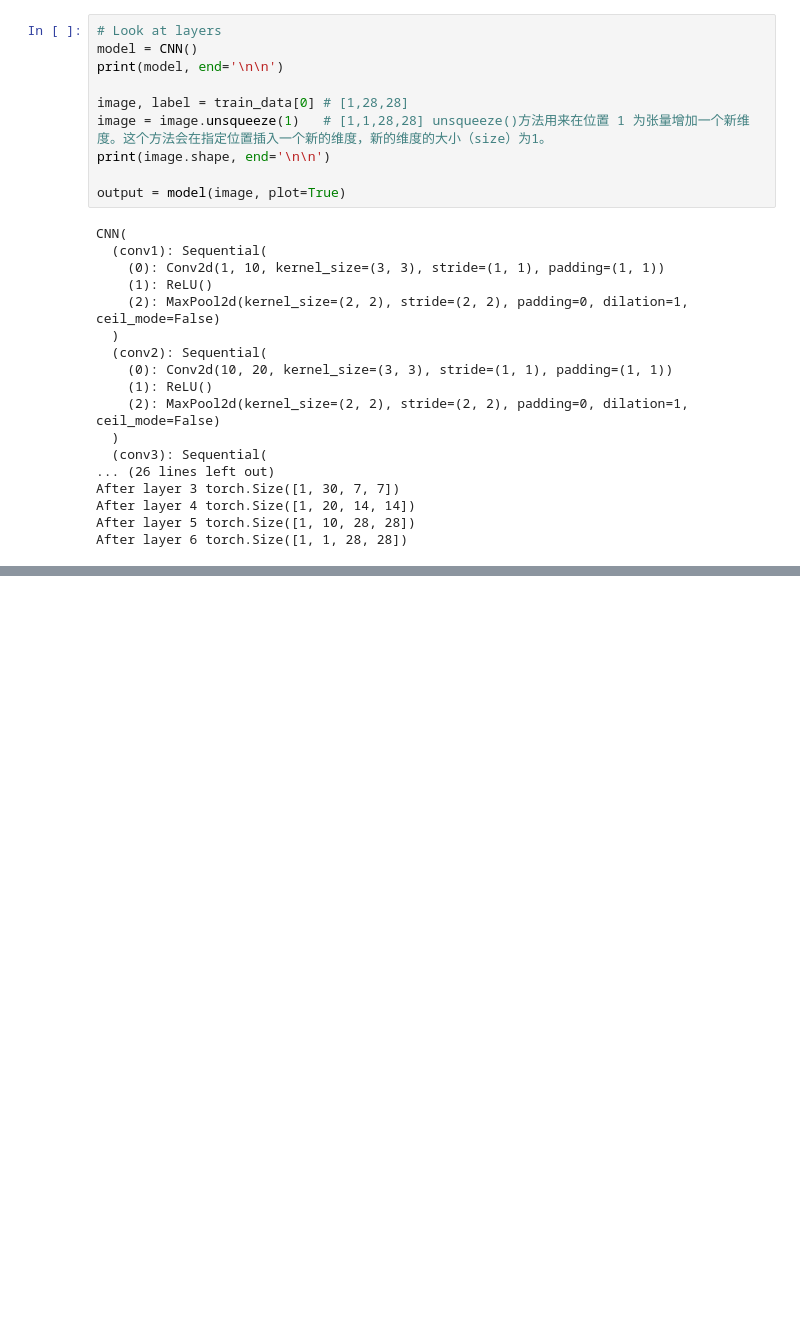
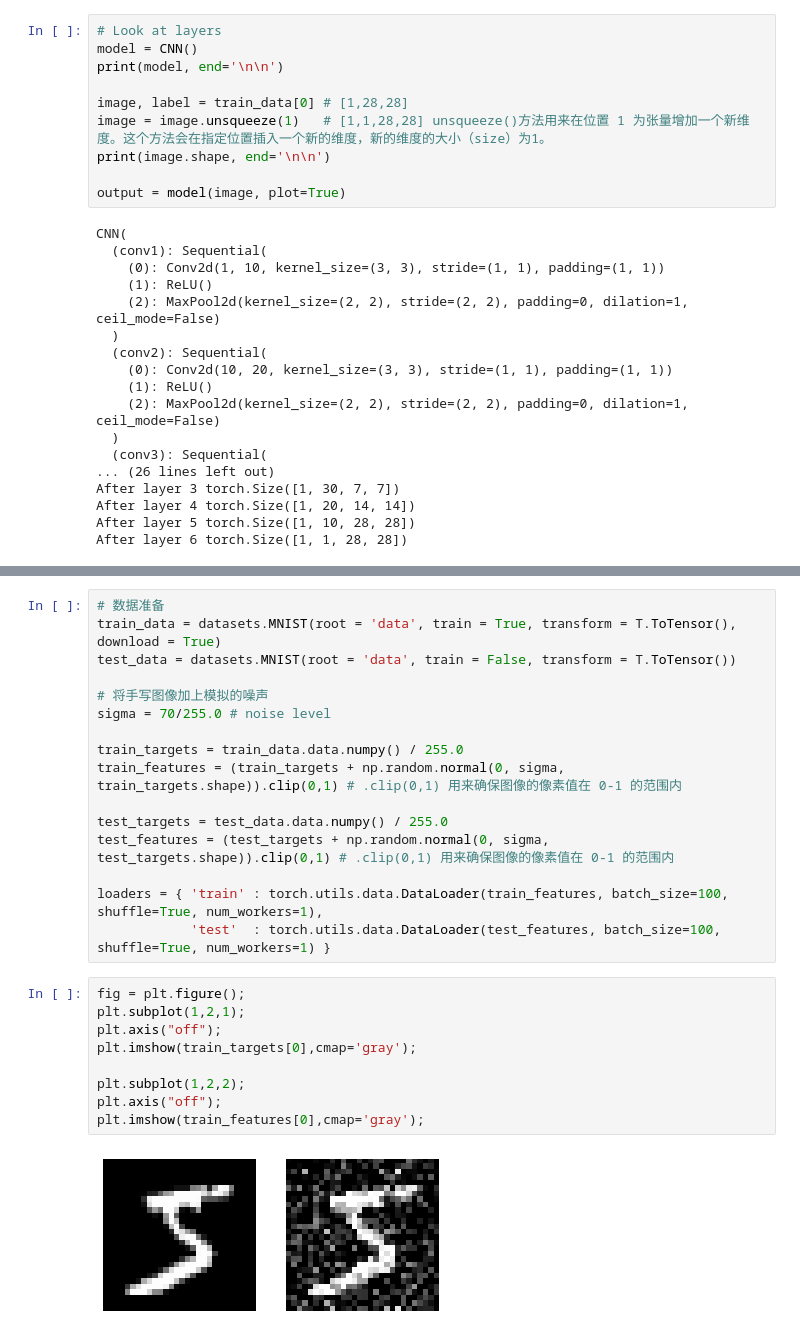
Before and after one commit to abaaba337/CMIT, a Jupyter notebook: Notes/CMIT Lecture Notes.ipynb, the cells around one changed output, grey strips where cells are left out. Drawn from its saved outputs; the diff is of its cells as text; blank space fills up the shorter version.

```diff
--- a/Notes/CMIT Lecture Notes.ipynb
+++ b/Notes/CMIT Lecture Notes.ipynb
@@ -835,0 +1506,27 @@ After layer 6 torch.Size([1, 1, 28, 28])
+# %%
+# 数据准备
+train_data = datasets.MNIST(root = 'data', train = True, transform = T.ToTensor(), download = True)
+test_data = datasets.MNIST(root = 'data', train = False, transform = T.ToTensor())
+
+# 将手写图像加上模拟的噪声
+sigma = 70/255.0 # noise level
+
+train_targets = train_data.data.numpy() / 255.0
+train_features = (train_targets + np.random.normal(0, sigma, train_targets.shape)).clip(0,1) # .clip(0,1) 用来确保图像的像素值在 0-1 的范围内
+
+test_targets = test_data.data.numpy() / 255.0
+test_features = (test_targets + np.random.normal(0, sigma, test_targets.shape)).clip(0,1) # .clip(0,1) 用来确保图像的像素值在 0-1 的范围内
+
+loaders = { 'train' : torch.utils.data.DataLoader(train_features, batch_size=100, shuffle=True, num_workers=1),
+            'test'  : torch.utils.data.DataLoader(test_features, batch_size=100, shuffle=True, num_workers=1) }
+# %%
+fig = plt.figure();
+plt.subplot(1,2,1);
+plt.axis("off");
+plt.imshow(train_targets[0],cmap='gray');
+
+plt.subplot(1,2,2);
+plt.axis("off");
+plt.imshow(train_features[0],cmap='gray');
+# %% [output]
+[figure, added]
```
Also changed, not shown: parts of 50 cells of this notebook.
